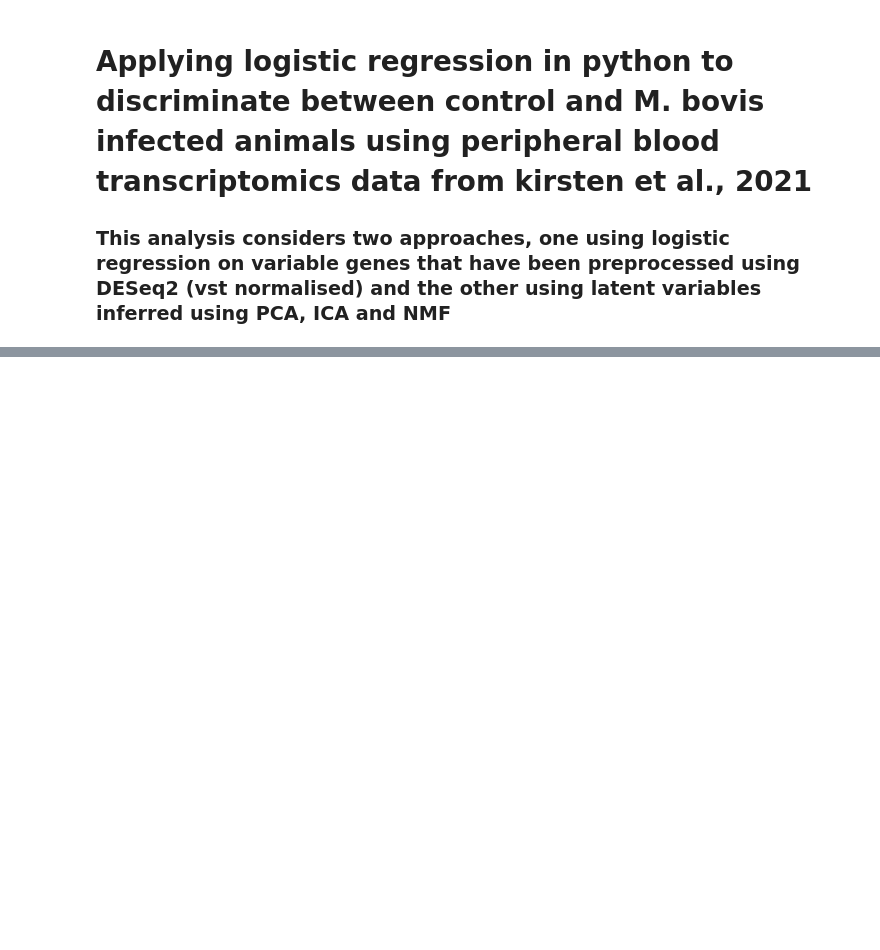
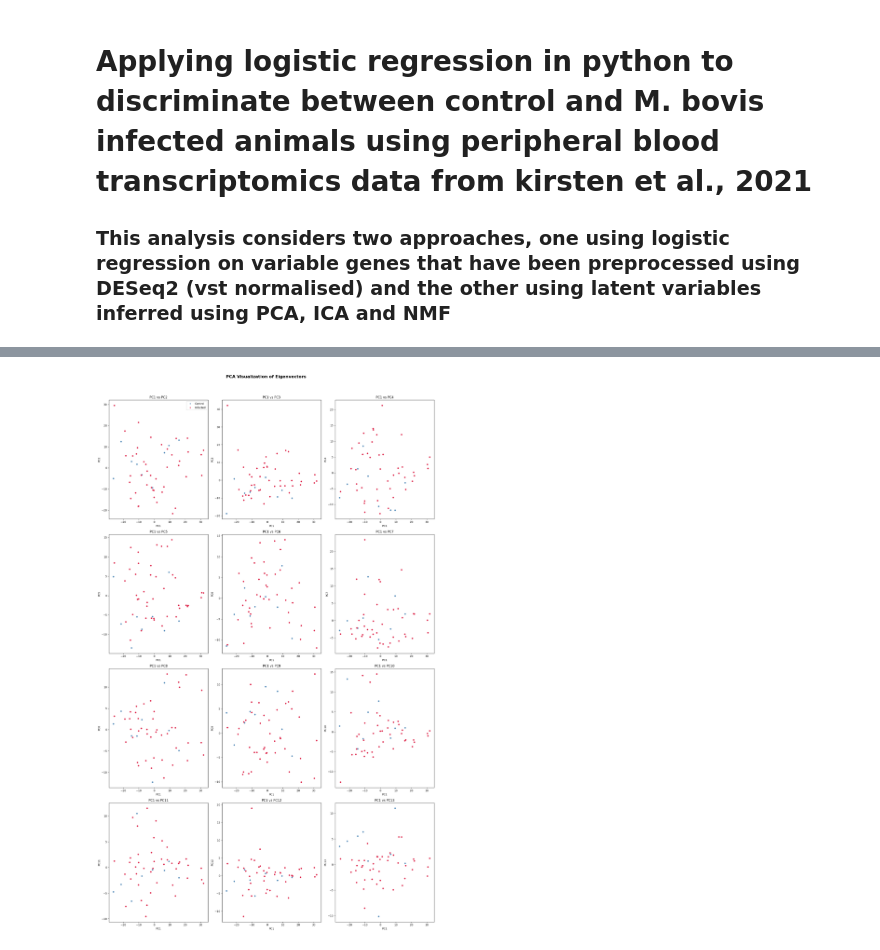
Before and after one commit to jfogrady1/ML4Tb, a Jupyter notebook: bin/Logistic_regression/2_Kirsten_data_Logistic_regression.ipynb, the cells around one changed output, grey strips where cells are left out. Saved outputs shown, nothing was run; the diff lists cells and outputs as text; code cells hidden in the pictures; blank space fills up the shorter version.

```diff
--- a/bin/Logistic_regression/2_Kirsten_data_Logistic_regression.ipynb
+++ b/bin/Logistic_regression/2_Kirsten_data_Logistic_regression.ipynb
@@ -27,0 +292,31 @@ font = {'fontname':'Arial'}
+# %%
+# Set up the grid for subplots (10 rows, 3 columns)
+fig, axes = plt.subplots(4, 3, figsize=(18, 30))
+fig.suptitle("PCA Visualization of Eigenvectors", fontweight='bold', fontsize=16)
+
+# Flatten the axes array for easy iteration
+axes = axes.flatten()
+
+# Loop to generate scatter plots from PC1 vs each PC up to PC30
+for i in range(1, 13):
+    ax = axes[i-1]
+    ax.scatter(pca_results[:, 0], pca_results[:, i], c=colors, s=20)
+    ax.set_title(f"PC1 vs PC{i+1}")
+    ax.set_xlabel("PC1")
+    ax.set_ylabel(f"PC{i+1}")
+
+# Custom legend only in the first subplot (for cleanliness)
+handles = [
+    plt.Line2D([0], [0], marker='s', color='w', markerfacecolor='steelblue', markersize=5, label='Control'),
+    plt.Line2D([0], [0], marker='s', color='w', markerfacecolor='crimson', markersize=5, label='Infected')
+]
+axes[0].legend(handles=handles)
+
+# Hide any unused subplots (since there are only 29 plots for a 30-slot grid)
+for j in range(29, len(axes)):
+    axes[j].axis('off')
+
+plt.tight_layout(rect=[0, 0, 1, 0.96])  # Adjust layout to fit title
+plt.show()
+# %% [output]
+[figure, added]
```
Also changed, not shown: parts of 16 cells of this notebook.
